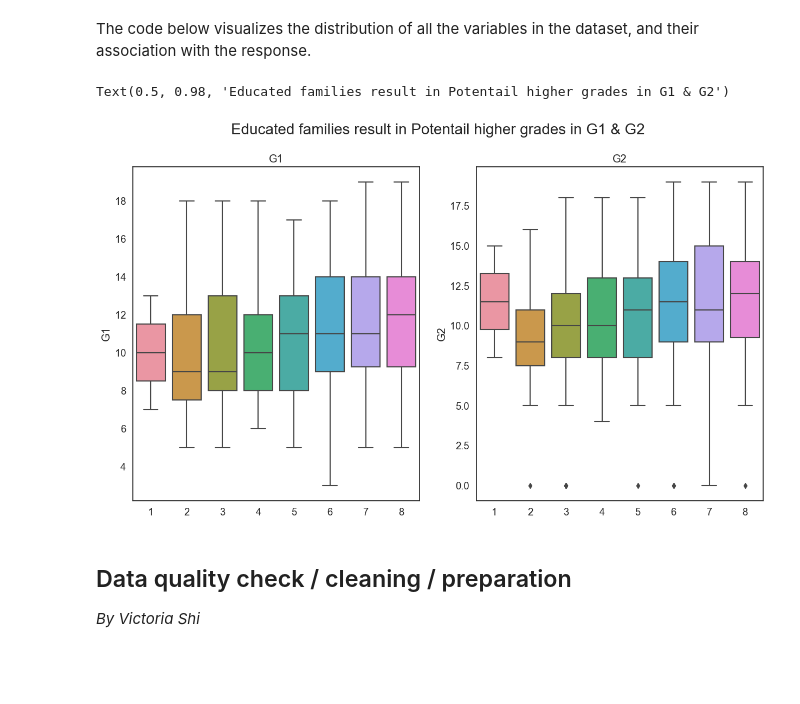
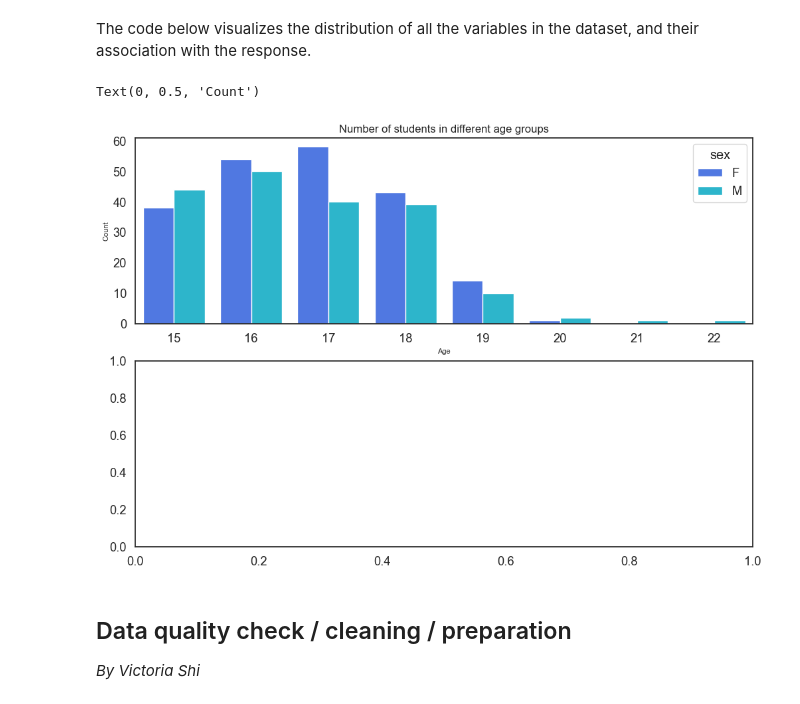
Before and after one commit to zshi719/student_grade_prediction, a Jupyter notebook: Project Code Template.ipynb, the cells around one changed output. Cells and saved outputs as stored; diff of their text form; code cells hidden in the pictures; blank space fills up the shorter version.

```diff
--- a/Project Code Template.ipynb
+++ b/Project Code Template.ipynb
@@ -39,24 +39,20 @@ Put code with comments. The comments should explain the code such that it can be
 # %% [markdown]
 The code below visualizes the distribution of all the variables in the dataset, and their association with the response.
 # %%
-data = pd.read_csv("data/student-mat.csv")
+df = pd.read_csv("data/student-mat.csv")
 # %%
 ### Age & Gender Distribution and its effect on grade outcome
 
-### Marking Final Grade as Categorical Value & Viewing their Count
-data['finalGrade'] = np.where(data['G3'] >= 12, 'Pass', 'Fail')
-data['finalGrade'].replace(['Fail', 'Pass'], [0, 1], inplace=True)
-sns.countplot(x='finalGrade', data=data)
 
 fig, axes = plt.subplots(2, 1, figsize=(12, 8))
 
-age_pl = sns.countplot(data=data, x='age', hue='sex', ax=axes[0])
+age_pl = sns.countplot(data=df, x='age', hue='sex', ax=axes[0])
 age_pl.axes.set_title('Number of students in different age groups', fontsize=12)
 age_pl.set_xlabel("Age", fontsize=8)
 age_pl.set_ylabel("Count", fontsize=8)
-
-sns.boxenplot(x='finalGrade', y='age', data=data, ax=axes[1])
-plt.show()
+# %% [output]
+Text(0, 0.5, 'Count')
+[figure, added]
 # %%
 #Whether there's a gender difference in grade distribution in G1 G2 AND G3
 fig, axes = plt.subplots(1, 3, figsize=(12, 4))
@@ -87,24 +83,6 @@ add_plt = sns.countplot(data=data, x='address', hue="finalGrade")
 add_plt.axes.set_title('Urban and Rural students', fontsize=12)
 add_plt.set_xlabel('Address', fontsize=12)
 add_plt.set_ylabel('Count', fontsize=12)
-# %%
-### Parents Education and its potential relationship with educational outcome
-#Medu - mother's education (numeric: 0 - none, 1 - primary education (4th grade), 2 â€“ 5th to 9th grade, 3 â€“ secondary education or 4 â€“ higher education)
-#Fedu - father's education (numeric: 0 - none, 1 - primary education (4th grade), 2 â€“ 5th to 9th grade, 3 â€“ secondary education or 4 â€“ higher education)
-
-family_ed = data['Fedu'] + data['Medu']
-# add_plt = sns.countplot(data = data, x =family_ed, hue = "Final Grade")
-
-fig, axes = plt.subplots(1, 2, figsize=(15, 8))
-ax1 = sns.boxplot(data=data, x=family_ed, y='G1', ax=axes[0])
-ax1.set_title('G1')
-ax2 = sns.boxplot(data=data, x=family_ed, y='G2', ax=axes[1])
-ax2.set_title('G2')
-
-fig.suptitle('Educated families result in Potentail higher grades in G1 & G2', fontsize=20)
-# %% [output]
-Text(0.5, 0.98, 'Educated families result in Potentail higher grades in G1 & G2')
-[figure, removed]
 # %% [markdown]
 ## Data quality check / cleaning / preparation
 *By Victoria Shi*
```
Also changed, not shown: parts of 39 cells of this notebook, 1 other file.
